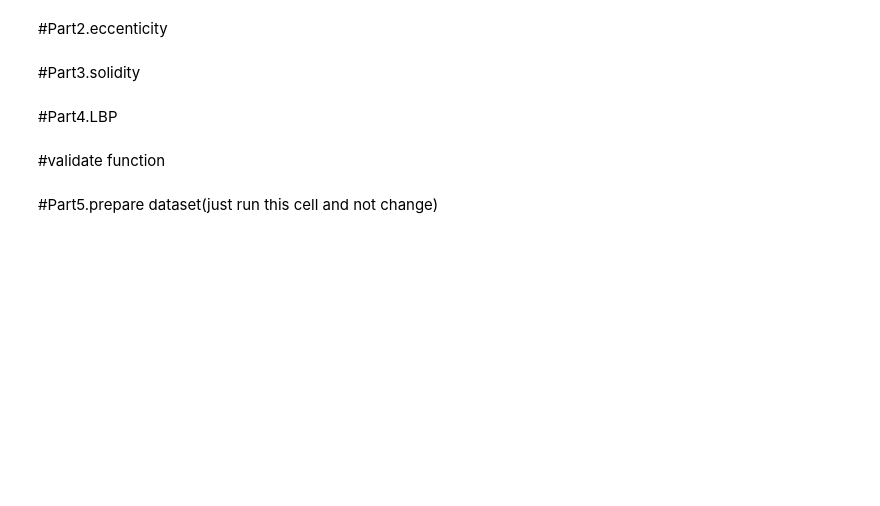
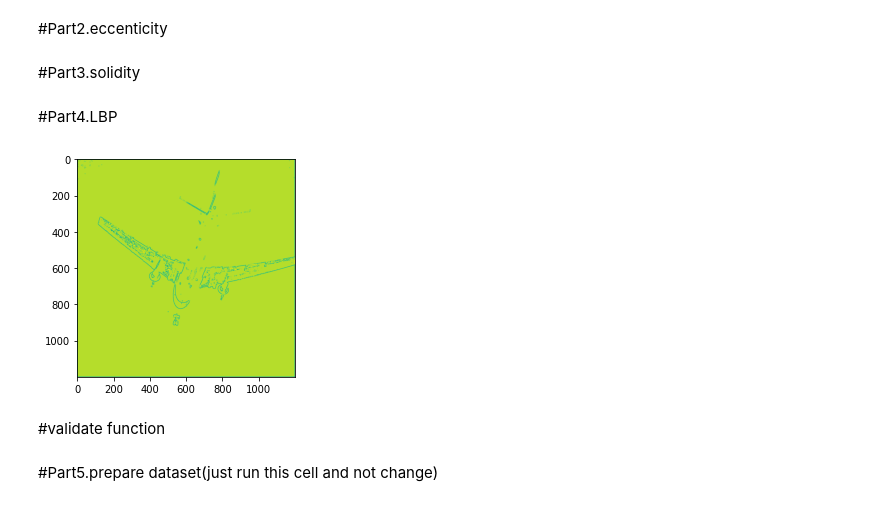
Before and after one commit to parsaeisa/computer_vision, a Jupyter notebook: HW10/HW[10].ipynb, the cells around one changed output. Drawn from its saved outputs; the diff is of its cells as text; code cells hidden in the pictures; blank space fills up the shorter version.

```diff
--- a/HW10/HW[10].ipynb
+++ b/HW10/HW[10].ipynb
@@ -43,8 +117,34 @@ def solidity(image):
 # %% [markdown]
 #Part4.LBP
-# %%
-def histogram_of_LBP(image, numPoints, radius, eps=1e-7):
-	return hist_values
+# %%
+def histogram_of_LBP(image, numPoints, radius, eps=1e-7):
+	lbp = feature.local_binary_pattern(image, numPoints,
+			radius, method="uniform")
+
+	plt.imshow(lbp)
+
+	(hist, _) = np.histogram(lbp.ravel(),
+			bins=np.arange(0, numPoints + 3),
+			range=(0, numPoints + 2))
+	# normalize the histogram
+	# hist = hist.astype("float")
+	# hist /= (hist.sum() + eps)
+
+	return hist
+# %%
+# test lbp histogram
+img = cv2.imread("/content/dataset/airplane/airplane185.jpg")
+
+gray = cv2.cvtColor(img, cv2.COLOR_BGR2GRAY)
+
+_,otsu_thresh = cv2.threshold(gray,127,200,cv2.THRESH_BINARY)
+
+hist = histogram_of_LBP( otsu_thresh, 8 , 2 )
+
+# plt.hist(hist)
+# plt.show()
+# %% [output]
+[figure, added]
 # %% [markdown]
 #validate function
 # %%
```
Also changed, not shown: parts of 11 cells of this notebook.
